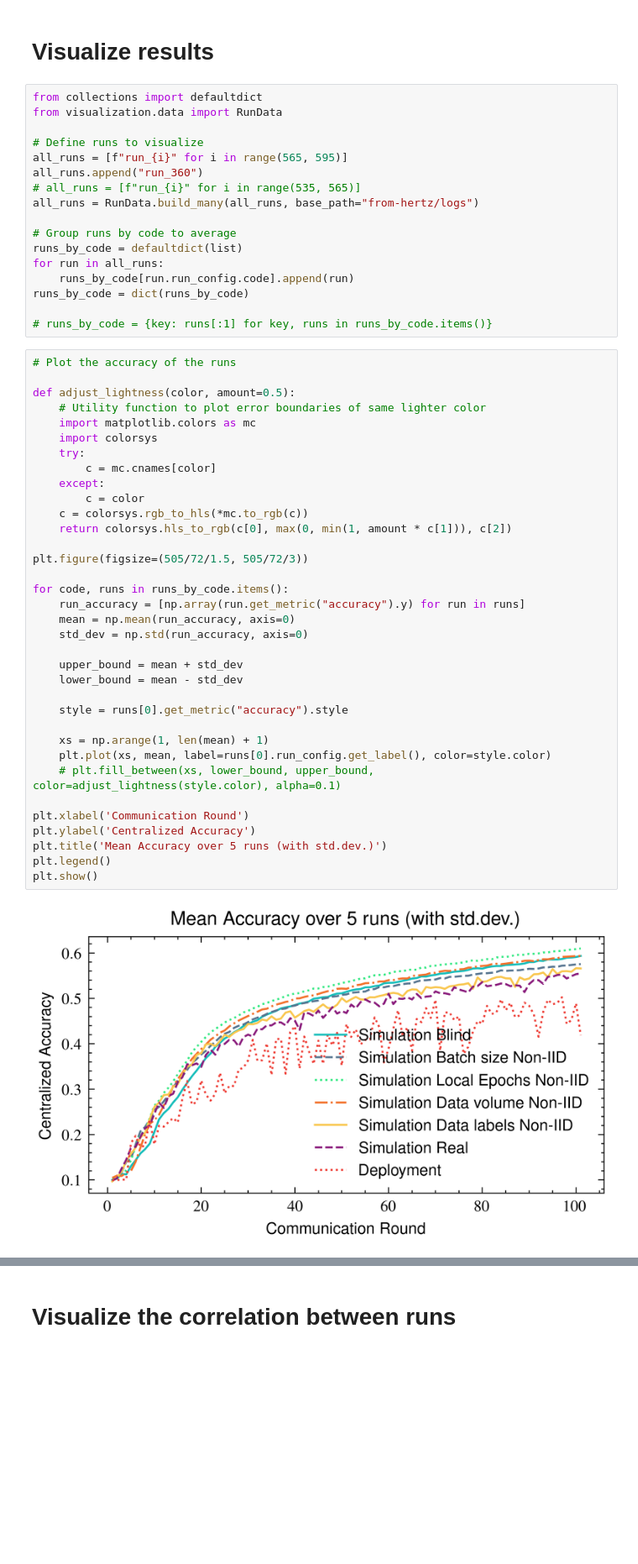
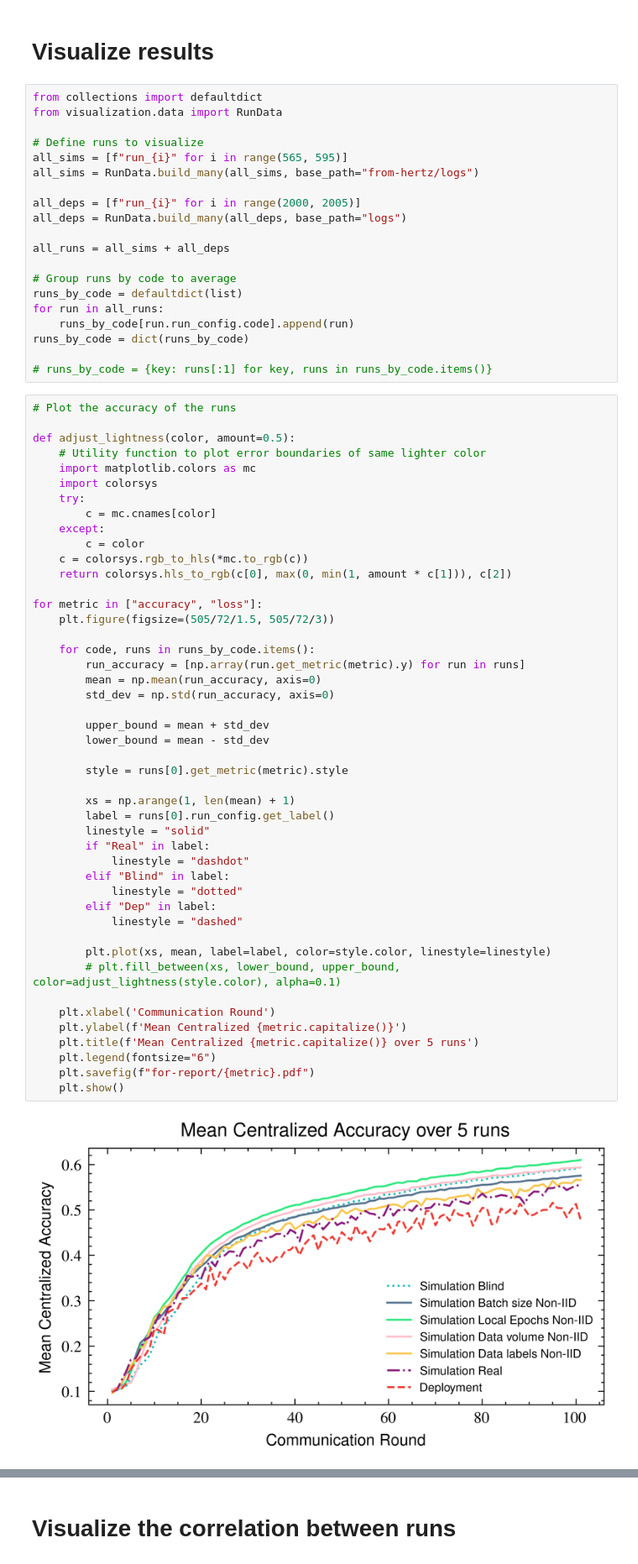
Before and after one commit to Alex-Nygaard/research-project, a Jupyter notebook: visualize.ipynb, the cells around one changed output, grey strips where cells are left out. Shown at 84% size. Cells and saved outputs as stored; diff of their text form; blank space fills up the shorter version.

```diff
--- a/visualize.ipynb
+++ b/visualize.ipynb
@@ -129,10 +125,13 @@ from collections import defaultdict
 from visualization.data import RunData
 
 # Define runs to visualize
-all_runs = [f"run_{i}" for i in range(565, 595)]
-all_runs.append("run_360")
-# all_runs = [f"run_{i}" for i in range(535, 565)]
-all_runs = RunData.build_many(all_runs, base_path="from-hertz/logs")
+all_sims = [f"run_{i}" for i in range(565, 595)]
+all_sims = RunData.build_many(all_sims, base_path="from-hertz/logs")
+
+all_deps = [f"run_{i}" for i in range(2000, 2005)]
+all_deps = RunData.build_many(all_deps, base_path="logs")
+
+all_runs = all_sims + all_deps
 
 # Group runs by code to average
 runs_by_code = defaultdict(list)
@@ -144,37 +143,48 @@ runs_by_code = dict(runs_by_code)
 # %%
 # Plot the accuracy of the runs
 
 def adjust_lightness(color, amount=0.5):
     # Utility function to plot error boundaries of same lighter color
     import matplotlib.colors as mc
     import colorsys
     try:
         c = mc.cnames[color]
     except:
         c = color
     c = colorsys.rgb_to_hls(*mc.to_rgb(c))
     return colorsys.hls_to_rgb(c[0], max(0, min(1, amount * c[1])), c[2])
 
-plt.figure(figsize=(505/72/1.5, 505/72/3))
+for metric in ["accuracy", "loss"]:
+    plt.figure(figsize=(505/72/1.5, 505/72/3))
 
-for code, runs in runs_by_code.items():
-    run_accuracy = [np.array(run.get_metric("accuracy").y) for run in runs]
-    mean = np.mean(run_accuracy, axis=0)
-    std_dev = np.std(run_accuracy, axis=0)
+    for code, runs in runs_by_code.items():
+        run_accuracy = [np.array(run.get_metric(metric).y) for run in runs]
+        mean = np.mean(run_accuracy, axis=0)
+        std_dev = np.std(run_accuracy, axis=0)
 
-    upper_bound = mean + std_dev
-    lower_bound = mean - std_dev
+        upper_bound = mean + std_dev
+        lower_bound = mean - std_dev
 
-    style = runs[0].get_metric("accuracy").style
+        style = runs[0].get_metric(metric).style
 
-    xs = np.arange(1, len(mean) + 1)
-    plt.plot(xs, mean, label=runs[0].run_config.get_label(), color=style.color)
-    # plt.fill_between(xs, lower_bound, upper_bound, color=adjust_lightness(style.color), alpha=0.1)
+        xs = np.arange(1, len(mean) + 1)
+        label = runs[0].run_config.get_label()
+        linestyle = "solid"
+        if "Real" in label:
+            linestyle = "dashdot"
+        elif "Blind" in label:
+            linestyle = "dotted"
+        elif "Dep" in label:
+            linestyle = "dashed"
 
-plt.xlabel('Communication Round')
-plt.ylabel('Centralized Accuracy')
-plt.title('Mean Accuracy over 5 runs (with std.dev.)')
-plt.legend()
-plt.show()
+        plt.plot(xs, mean, label=label, color=style.color, linestyle=linestyle)
+        # plt.fill_between(xs, lower_bound, upper_bound, color=adjust_lightness(style.color), alpha=0.1)
+
+    plt.xlabel('Communication Round')
+    plt.ylabel(f'Mean Centralized {metric.capitalize()}')
+    plt.title(f'Mean Centralized {metric.capitalize()} over 5 runs')
+    plt.legend(fontsize="6")
+    plt.savefig(f"for-report/{metric}.pdf")
+    plt.show()
 # %% [output]
-[figure, old version]
+[figure, new version]
```
Also changed, not shown: parts of 18 cells of this notebook, 7 other files.
